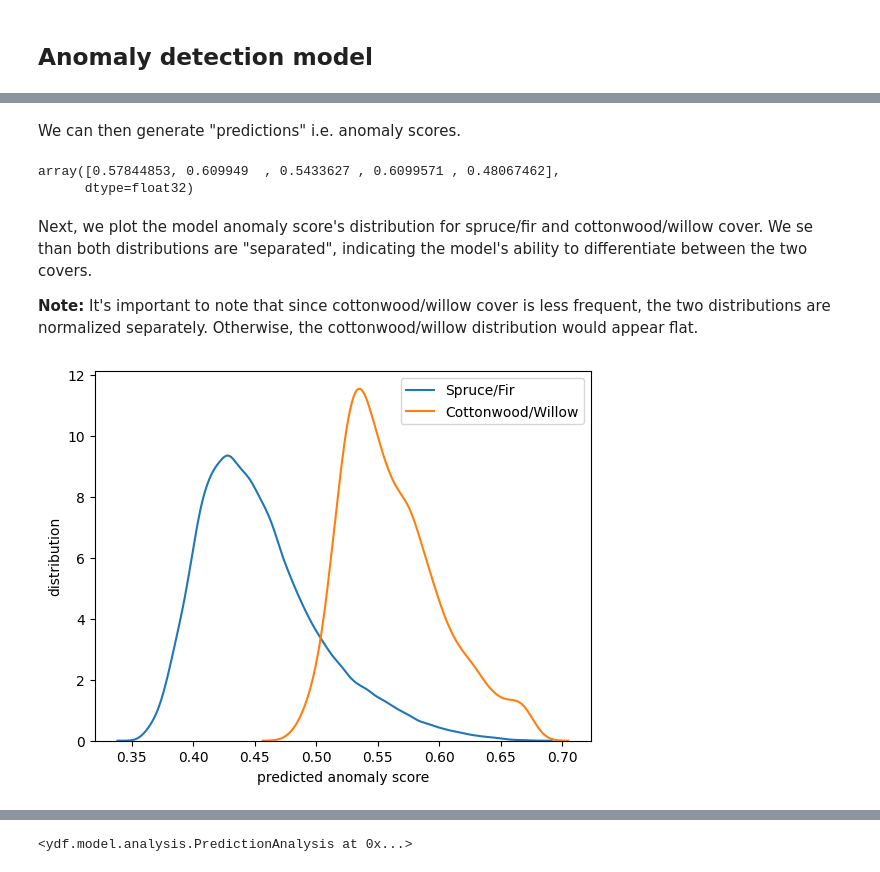
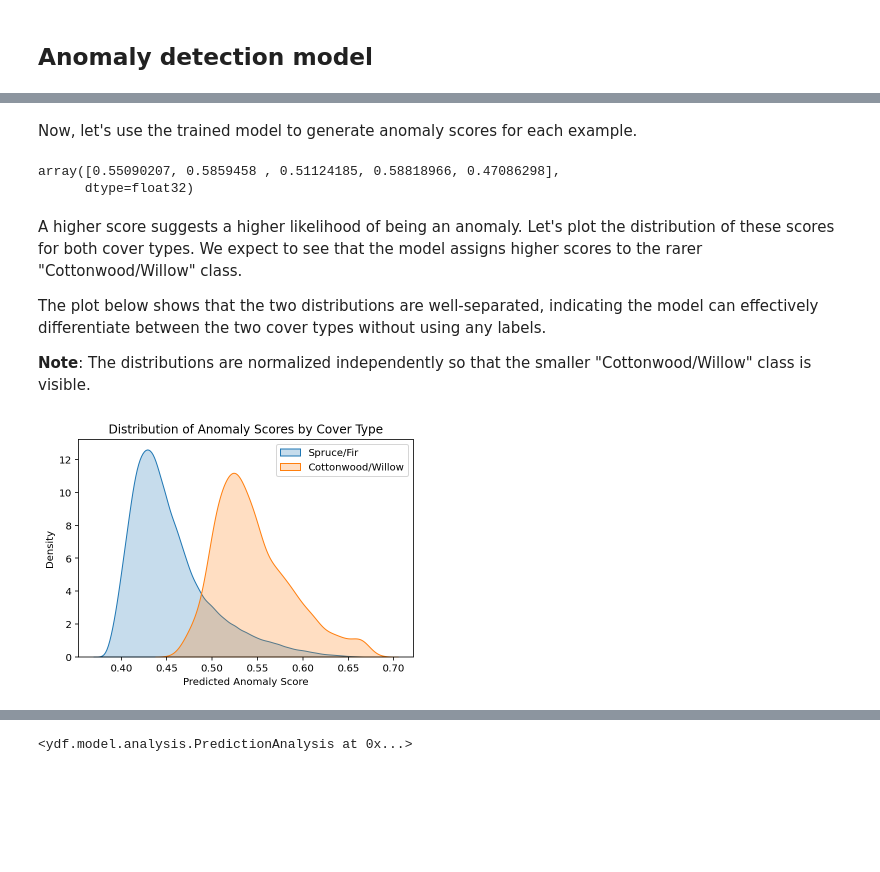
Before and after one commit to google/yggdrasil-decision-forests, a Jupyter notebook: documentation/public/docs/tutorial/anomaly_detection.ipynb, the cells around one changed output, grey strips where cells are left out. Cells and saved outputs as stored; diff of their text form; code cells hidden in the pictures; blank space fills up the shorter version.

Commit message:
[YDF] Update Classification and Anomaly Detection tutorials
PiperOrigin-RevId: 775740974

```diff
--- a/documentation/public/docs/tutorial/anomaly_detection.ipynb
+++ b/documentation/public/docs/tutorial/anomaly_detection.ipynb
@@ -51,0 +40,12 @@ Select the columns of interest and clean the labels.
+# %%
+# https://archive.ics.uci.edu/dataset/31/covertype
+url = "https://archive.ics.uci.edu/ml/machine-learning-databases/covtype/covtype.data.gz"
+col_names = [
+    'Elevation', 'Aspect', 'Slope', 'Horizontal_Distance_To_Hydrology',
+    'Vertical_Distance_To_Hydrology', 'Horizontal_Distance_To_Roadways',
+    'Hillshade_9am', 'Hillshade_Noon', 'Hillshade_3pm',
+    'Horizontal_Distance_To_Fire_Points'
+] + [f'Wilderness_Area_{i}' for i in range(1, 5)] + \
+[f'Soil_Type_{i}' for i in range(1, 41)] + ['Cover_Type']
+
+raw_dataset = pd.read_csv(url, header=None, names=col_names, compression='gzip')
@@ -103,21 +106,24 @@ Model trained in 0:00:00.074241
-# %% [markdown]
-We can then generate "predictions" i.e. anomaly scores.
+# %% [markdown]
+Now, let's use the trained model to generate anomaly scores for each example.
 # %%
 predictions = model.predict(filtered_dataset)
 predictions[:5]
 # %% [output]
-array([0.57844853, 0.609949  , 0.5433627 , 0.6099571 , 0.48067462],
+array([0.55090207, 0.5859458 , 0.51124185, 0.58818966, 0.47086298],
       dtype=float32)
-# %% [markdown]
-Next, we plot the model anomaly score's distribution for spruce/fir and cottonwood/willow cover. We se than both distributions are "separated", indicating the model's ability to differentiate between the two covers.
-
-**Note:** It's important to note that since cottonwood/willow cover is less frequent, the two distributions are normalized separately. Otherwise, the cottonwood/willow distribution would appear flat.
+# %% [markdown]
+A higher score suggests a higher likelihood of being an anomaly. Let's plot the distribution of these scores for both cover types. We expect to see that the model assigns higher scores to the rarer "Cottonwood/Willow" class.
+
+The plot below shows that the two distributions are well-separated, indicating the model can effectively differentiate between the two cover types without using any labels.
+
+**Note**: The distributions are normalized independently so that the smaller "Cottonwood/Willow" class is visible.
 # %%
-sns.kdeplot(predictions[filtered_dataset["Cover_Type"] == "Spruce/Fir"], label="Spruce/Fir")
-sns.kdeplot(predictions[filtered_dataset["Cover_Type"] == "Cottonwood/Willow"], label="Cottonwood/Willow")
-plt.xlabel("predicted anomaly score")
-plt.ylabel("distribution")
+sns.kdeplot(predictions[filtered_dataset["Cover_Type"] == "Spruce/Fir"], label="Spruce/Fir", fill=True)
+sns.kdeplot(predictions[filtered_dataset["Cover_Type"] == "Cottonwood/Willow"], label="Cottonwood/Willow", fill=True)
+plt.xlabel("Predicted Anomaly Score")
+plt.ylabel("Density")
+plt.title("Distribution of Anomaly Scores by Cover Type")
 plt.legend()
-None
+plt.show()
 # %% [output]
-[figure, old version]
+[figure, new version]
```
Also changed, not shown: parts of 38 cells of this notebook, 1 other file.
